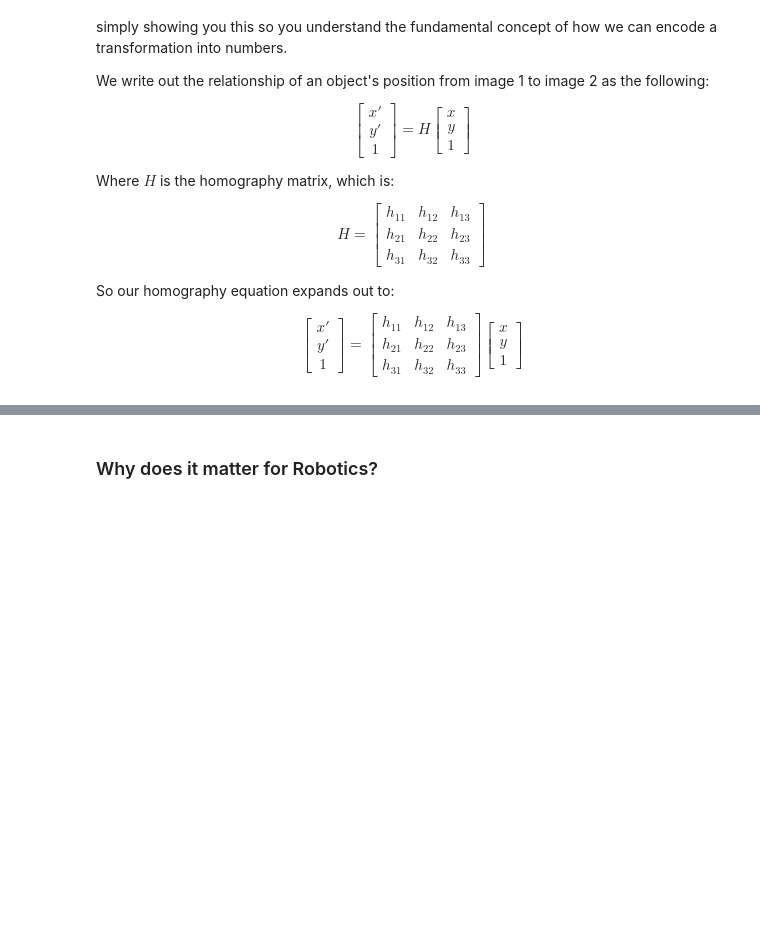
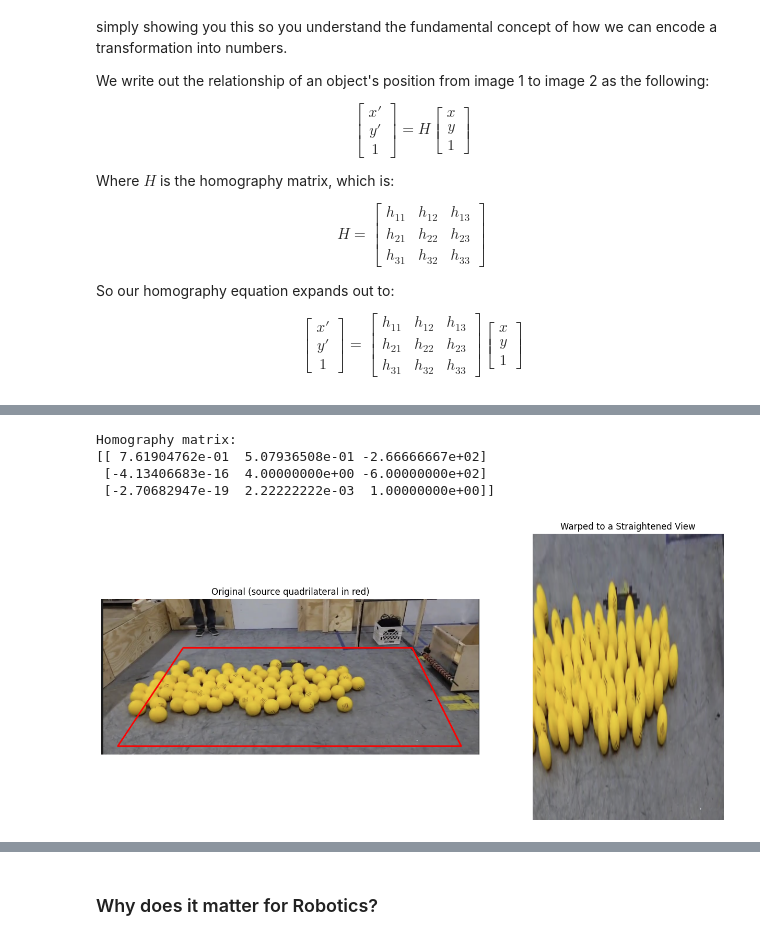
Before and after one commit to nickmelamed/mortorq_instruction, a Jupyter notebook: ml_resources/cv_primer/06-homography.ipynb, the cells around one changed output, grey strips where cells are left out. Saved outputs shown, nothing was run; the diff lists cells and outputs as text; code cells hidden in the pictures; blank space fills up the shorter version.

```diff
--- a/ml_resources/cv_primer/06-homography.ipynb
+++ b/ml_resources/cv_primer/06-homography.ipynb
@@ -90,0 +92,44 @@ It is *not* important to memorize what these do! Simply understand that by havin
+# %%
+img_bgr = cv2.imread('./ref_imgs/balls_on_field.png')
+img_rgb = cv2.cvtColor(img_bgr, cv2.COLOR_BGR2RGB)
+
+# 4 points roughly outlining a quadrilateral on the floor (following the perspective)
+src_pts = np.float32([
+    [250, 150],   # far-left
+    [950, 150],   # far-right
+    [1100, 450],  # near-right
+    [50, 450]     # near-left
+])
+
+# where we want that quadrilateral to land: a straightened rectangle
+dst_w, dst_h = 400, 600
+dst_pts = np.float32([[0, 0], [dst_w, 0], [dst_w, dst_h], [0, dst_h]])
+
+H = cv2.getPerspectiveTransform(src_pts, dst_pts)
+print("Homography matrix:")
+print(H)
+
+warped = cv2.warpPerspective(img_rgb, H, (dst_w, dst_h))
+
+# draw the source quadrilateral on the original for reference
+img_with_quad = img_rgb.copy()
+cv2.polylines(img_with_quad, [src_pts.astype(int)], isClosed=True, color=(255, 0, 0), thickness=4)
+
+fig, ax = plt.subplots(nrows=1, ncols=2, figsize=(14, 6))
+
+ax[0].imshow(img_with_quad)
+ax[0].set_title("Original (source quadrilateral in red)")
+ax[0].axis("off")
+
+ax[1].imshow(warped)
+ax[1].set_title("Warped to a Straightened View")
+ax[1].axis("off")
+
+plt.tight_layout()
+plt.show()
+# %% [output]
+Homography matrix:
+[[ 7.61904762e-01  5.07936508e-01 -2.66666667e+02]
+ [-4.13406683e-16  4.00000000e+00 -6.00000000e+02]
+ [-2.70682947e-19  2.22222222e-03  1.00000000e+00]]
+[figure, added]
```
Also changed, not shown: parts of 8 cells of this notebook, 1 other file.
